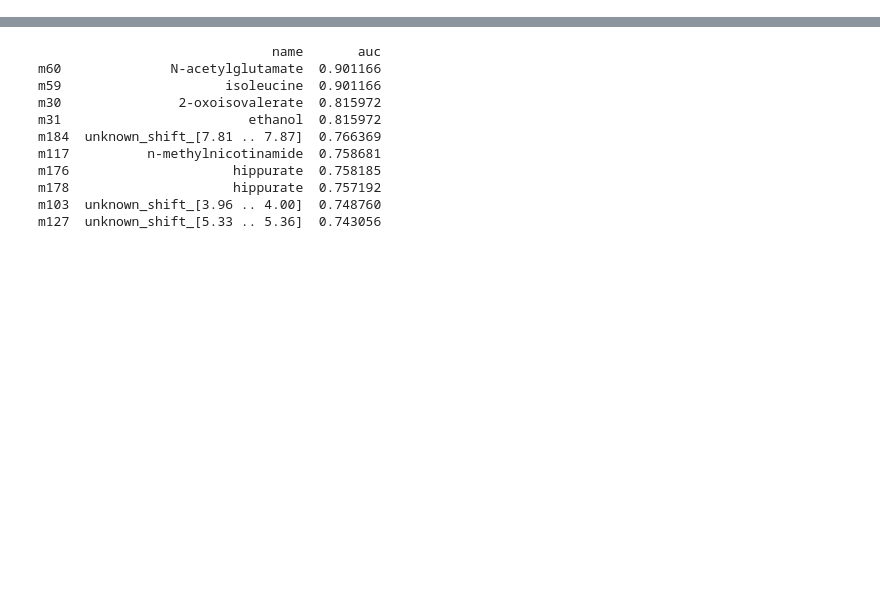
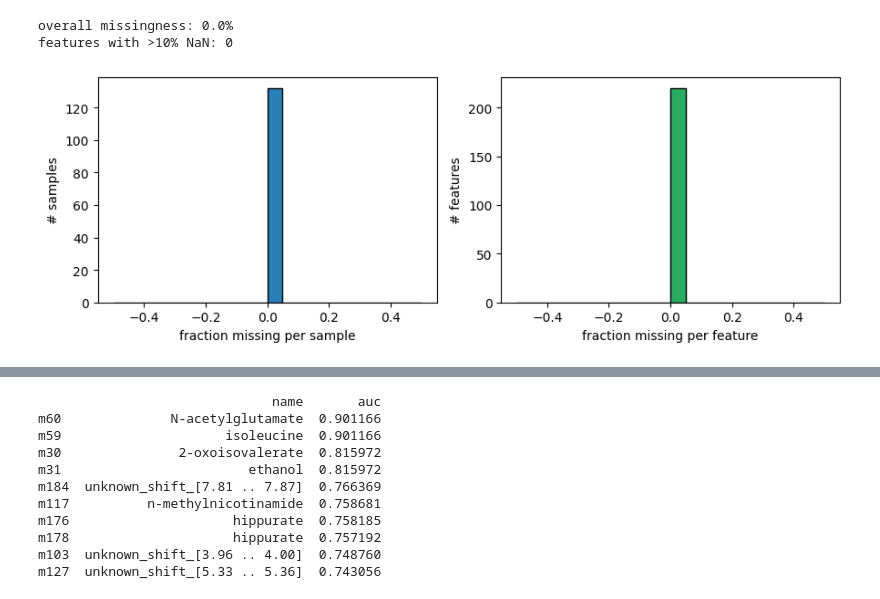
Before and after one commit to DBinary/omicverse-tutorials, a Jupyter notebook: docs/Tutorials-metabol/t_metabol_11_real_data_mtbls1.ipynb, the cells around one changed output, grey strips where cells are left out. Cells and saved outputs as stored; diff of their text form; code cells hidden in the pictures; blank space fills up the shorter version.

```diff
--- a/docs/Tutorials-metabol/t_metabol_11_real_data_mtbls1.ipynb
+++ b/docs/Tutorials-metabol/t_metabol_11_real_data_mtbls1.ipynb
@@ -294,0 +107,18 @@ ov.metabol.meba(adata, group_col='treatment', time_col='time',
+# %%
+X = np.asarray(adata.X)
+miss_per_sample = np.isnan(X).mean(axis=1)
+miss_per_feature = np.isnan(X).mean(axis=0)
+print(f'overall missingness: {np.isnan(X).mean():.1%}')
+print(f'features with >10% NaN: {(miss_per_feature > 0.1).sum()}')
+# %% [output]
+overall missingness: 0.0%
+features with >10% NaN: 0
+# %%
+fig, axes = plt.subplots(1, 2, figsize=(9, 3.2))
+axes[0].hist(miss_per_sample, bins=20, color='#2980b9', edgecolor='k')
+axes[0].set_xlabel('fraction missing per sample'); axes[0].set_ylabel('# samples')
+axes[1].hist(miss_per_feature, bins=20, color='#27ae60', edgecolor='k')
+axes[1].set_xlabel('fraction missing per feature'); axes[1].set_ylabel('# features')
+fig.tight_layout(); plt.show()
+# %% [output]
+[figure, added]
```
Also changed, not shown: parts of 65 cells of this notebook.
